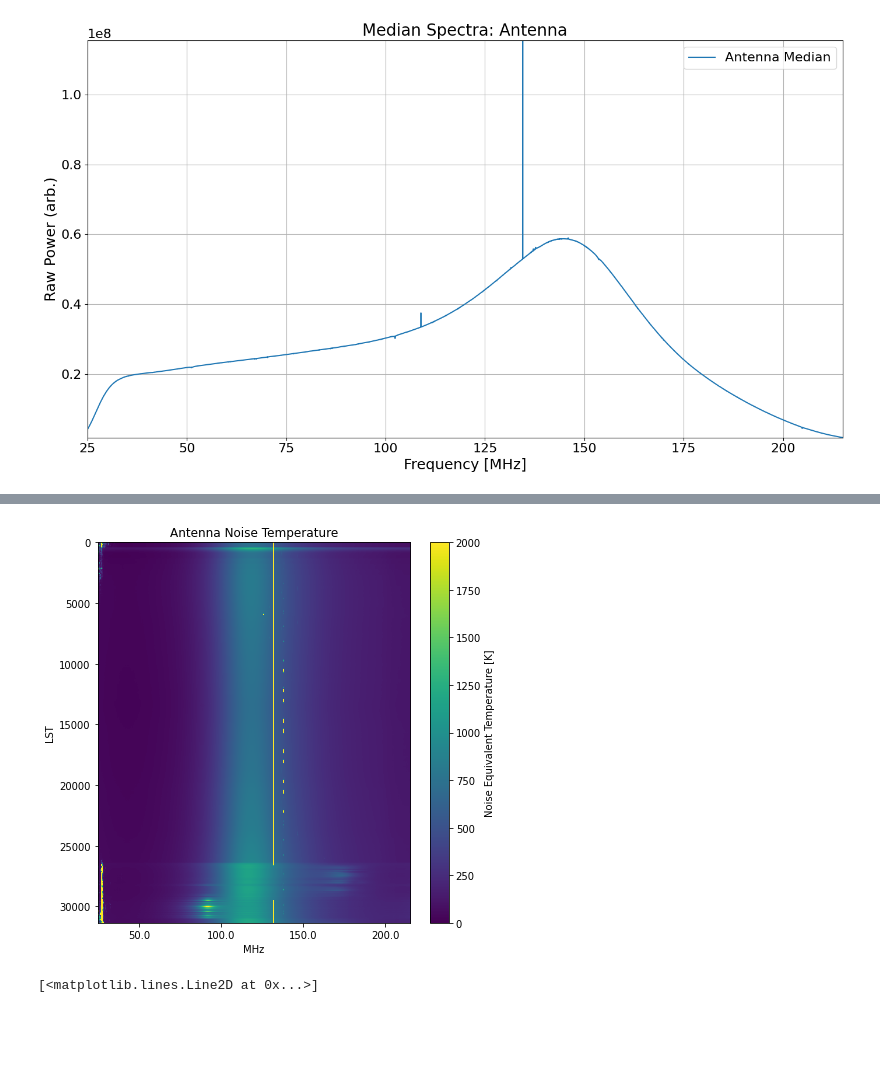
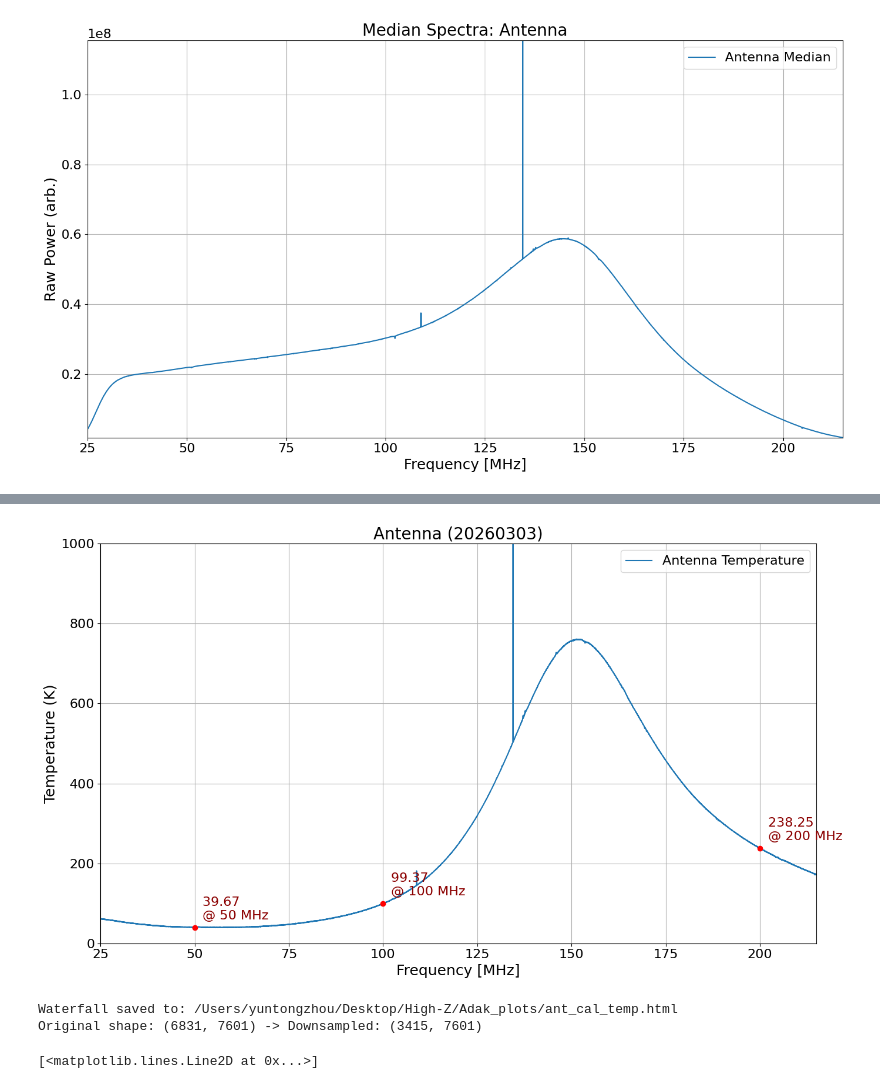
Before and after one commit to alhosani-abdulla/Highz-EXP, a Jupyter notebook: notebooks/data_pipeline.ipynb, the cells around one changed output, grey strips where cells are left out. Drawn from its saved outputs; the diff is of its cells as text; code cells hidden in the pictures; blank space fills up the shorter version.

```diff
--- a/notebooks/data_pipeline.ipynb
+++ b/notebooks/data_pipeline.ipynb
@@ -419,15 +384,65 @@ plt.show()
-# %%
-plt.figure(1, figsize=(7,7), facecolor='white')
-plt.xticks(ticks=plot_frequency_tick_idx, labels=plot_frequency_tick_labels)
-plt.yticks(ticks=globals()[f"antenna_plot_ts_tick_idx"], labels=globals()[f"antenna_plot_ts_tick_labels"])
-plt.xlabel("MHz")
-plt.ylabel("LST")
-plt.title("Antenna Noise Temperature")
-
-plt.imshow(antenna_calibrated, vmin=0, vmax=2e3, aspect="auto")
-_ = plt.colorbar(label="Noise Equivalent Temperature [K]")
-# %% [output]
-[figure, removed]
+# %%
+antenna_calibrated = proc.calibrated_temperature('antenna')
+
+ant_temp_spec = Spectrum(
+    frequency=frequencies_mhz * 1e6,
+    spectrum=antenna_calibrated,
+    name='Antenna Temperature',
+)
+
+plotter.plot_spectra(
+    [ant_temp_spec], y_range=(0, 1000),
+    ylabel='Temperature (K)',
+    title='Antenna (20260303)',
+    freq_range=(min_frequency_mhz, max_frequency_mhz),
+    marker_freqs=(50, 100, 200)
+)
+# %% [output]
+[figure, added]
+# %%
+from digital_spectrometer.waterfall_utils import plot_waterfall_heatmap_plotly
+from highz_exp.spec_proc import downsample_waterfall
+
+antenna_calibrated_2d = proc.calibrate_2d_state_power('antenna')
+
+# Choose safe downsample factors (must divide dimensions for current helper implementation)
+h, w = antenna_calibrated_2d.shape
+
+step_t = 2
+step_f = 2
+
+requested_step_f = 2
+valid_f_steps = [d for d in range(1, requested_step_f + 1) if w % d == 0]
+step_f = max(valid_f_steps) if valid_f_steps else 1  # safe fallback
+
+ds_datetimes, ds_faxis_mhz, ds_spectra = downsample_waterfall(
+    datetimes=np.array(antenna_timestamps),
+    faxis=np.array(frequencies_mhz),
+    spectra=antenna_calibrated_2d,
+    step_t=step_t,
+    step_f=step_f
+)
+
+waterfall_output = os.path.join(
+    os.path.expanduser('~/Desktop/High-Z/Adak_plots'),
+    'ant_cal_temp.html',
+)
+
+plot_waterfall_heatmap_plotly(
+    datetimes=list(ds_datetimes),
+    spectra=ds_spectra,
+    faxis_mhz=ds_faxis_mhz,
+    title='Antenna Calibrated Temperature (Waterfall)',
+    output_path=waterfall_output,
+    vmin=0,
+    vmax=1000,
+)
+
+print(f"Waterfall saved to: {waterfall_output}")
+print(f"Original shape: {antenna_calibrated_2d.shape} -> Downsampled: {ds_spectra.shape}")
+# %% [output]
+Waterfall saved to: /Users/yuntongzhou/Desktop/High-Z/Adak_plots/ant_cal_temp.html
+Original shape: (6831, 7601) -> Downsampled: (3415, 7601)
 # %%
 import skrf as rf
 
```
Also changed, not shown: parts of 4 cells of this notebook, 1 other file.
